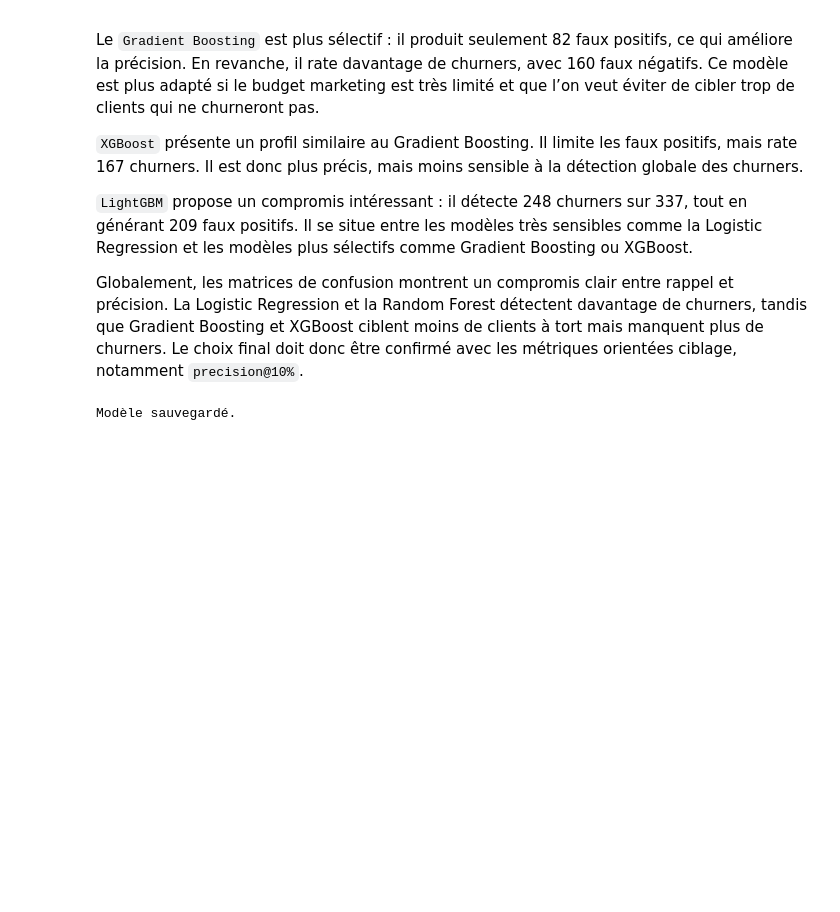
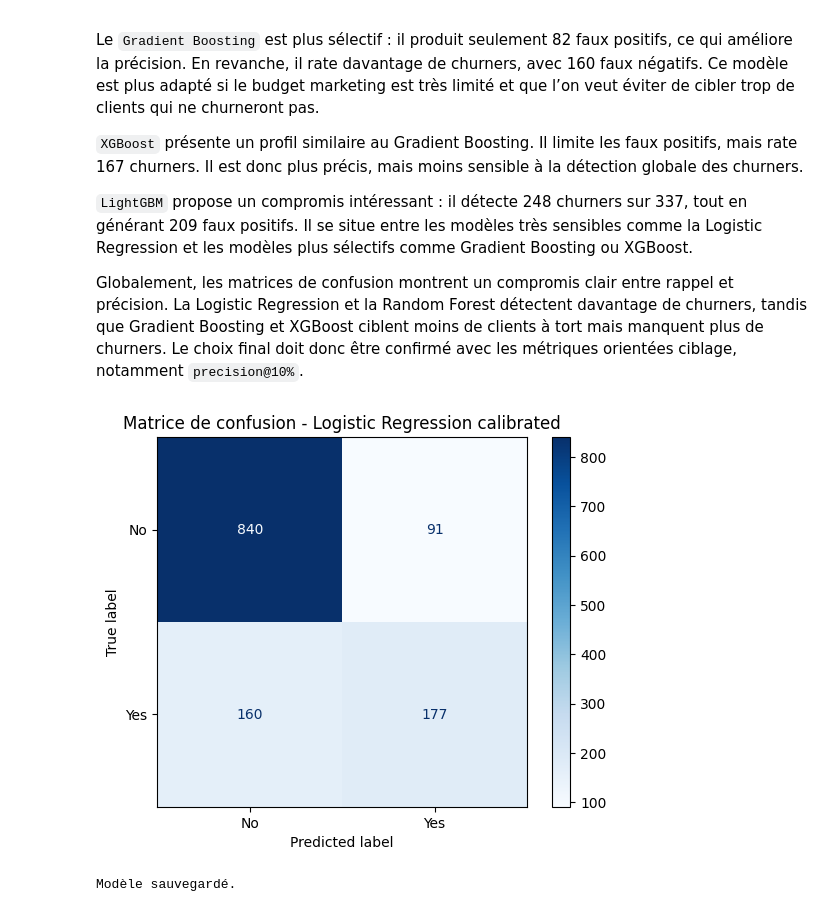
Before and after one commit to RomainGuillon/Identifier-churn, a Jupyter notebook: notebooks/02_baseline_model Optimisation.ipynb, the cells around one changed output. Saved outputs shown, nothing was run; the diff lists cells and outputs as text; code cells hidden in the pictures; blank space fills up the shorter version.

```diff
--- a/notebooks/02_baseline_model Optimisation.ipynb
+++ b/notebooks/02_baseline_model Optimisation.ipynb
@@ -772,6 +647,18 @@ Le `Gradient Boosting` est plus sélectif : il produit seulement 82 faux positif
 `LightGBM` propose un compromis intéressant : il détecte 248 churners sur 337, tout en générant 209 faux positifs. Il se situe entre les modèles très sensibles comme la Logistic Regression et les modèles plus sélectifs comme Gradient Boosting ou XGBoost.
 
 Globalement, les matrices de confusion montrent un compromis clair entre rappel et précision. La Logistic Regression et la Random Forest détectent davantage de churners, tandis que Gradient Boosting et XGBoost ciblent moins de clients à tort mais manquent plus de churners. Le choix final doit donc être confirmé avec les métriques orientées ciblage, notamment `precision@10%`.
+# %%
+y_pred = calibrated_lr.predict(X_test)
+ConfusionMatrixDisplay.from_predictions(
+        y_test,
+        y_pred,
+        display_labels=le.classes_,
+        cmap="Blues"
+    )
+plt.title(f"Matrice de confusion - Logistic Regression calibrated")
+plt.show()
+# %% [output]
+[figure, added]
 # %%
 import joblib
 from pathlib import Path
```
Also changed, not shown: parts of 17 cells of this notebook, 3 other files.
